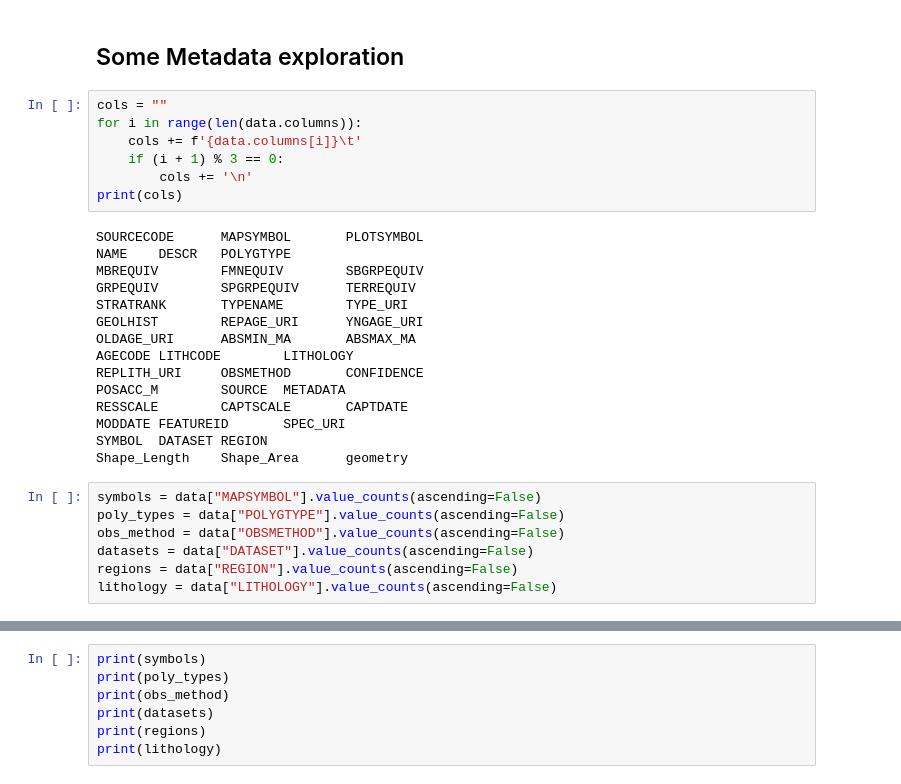
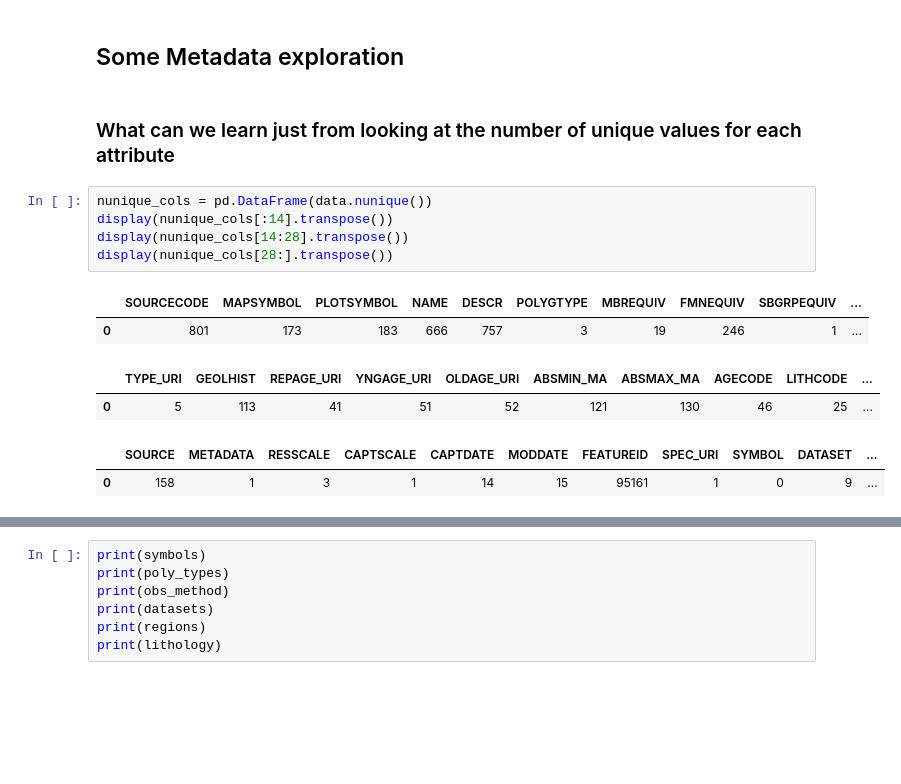
Before and after one commit to selkind/GeoMap, a Jupyter notebook: scratch.ipynb, the cells around one changed output, grey strips where cells are left out. Cells and saved outputs as stored; diff of their text form; blank space fills up the shorter version.

```diff
--- a/scratch.ipynb
+++ b/scratch.ipynb
@@ -17,32 +21,17 @@ print(geol_path)
 data = gpd.read_file(geol_path)
 # %% [markdown]
 ## Some Metadata exploration
-# %%
-cols = ""
-for i in range(len(data.columns)):
-    cols += f'{data.columns[i]}\t'
-    if (i + 1) % 3 == 0:
-        cols += '\n'
-print(cols)
-# %% [output]
-SOURCECODE      MAPSYMBOL       PLOTSYMBOL
-NAME    DESCR   POLYGTYPE
-MBREQUIV        FMNEQUIV        SBGRPEQUIV
-GRPEQUIV        SPGRPEQUIV      TERREQUIV
-STRATRANK       TYPENAME        TYPE_URI
-GEOLHIST        REPAGE_URI      YNGAGE_URI
-OLDAGE_URI      ABSMIN_MA       ABSMAX_MA
-AGECODE LITHCODE        LITHOLOGY
-REPLITH_URI     OBSMETHOD       CONFIDENCE
-POSACC_M        SOURCE  METADATA
-RESSCALE        CAPTSCALE       CAPTDATE
-MODDATE FEATUREID       SPEC_URI
-SYMBOL  DATASET REGION
-Shape_Length    Shape_Area      geometry
-# %%
-symbols = data["MAPSYMBOL"].value_counts(ascending=False)
-poly_types = data["POLYGTYPE"].value_counts(ascending=False)
-obs_method = data["OBSMETHOD"].value_counts(ascending=False)
-datasets = data["DATASET"].value_counts(ascending=False)
-regions = data["REGION"].value_counts(ascending=False)
-lithology = data["LITHOLOGY"].value_counts(ascending=False)
+# %% [markdown]
+### What can we learn just from looking at the number of unique values for each attribute
+# %%
+nunique_cols = pd.DataFrame(data.nunique())
+display(nunique_cols[:14].transpose())
+display(nunique_cols[14:28].transpose())
+display(nunique_cols[28:].transpose())
+# %% [output]
+|  | SOURCECODE | MAPSYMBOL | PLOTSYMBOL | NAME | DESCR | POLYGTYPE | MBREQUIV | FMNEQUIV | SBGRPEQUIV | ... |
+| 0 | 801 | 173 | 183 | 666 | 757 | 3 | 19 | 246 | 1 | ... |
+|  | TYPE_URI | GEOLHIST | REPAGE_URI | YNGAGE_URI | OLDAGE_URI | ABSMIN_MA | ABSMAX_MA | AGECODE | LITHCODE | ... |
+| 0 | 5 | 113 | 41 | 51 | 52 | 121 | 130 | 46 | 25 | ... |
+|  | SOURCE | METADATA | RESSCALE | CAPTSCALE | CAPTDATE | MODDATE | FEATUREID | SPEC_URI | SYMBOL | DATASET | ... |
+| 0 | 158 | 1 | 3 | 1 | 14 | 15 | 95161 | 1 | 0 | 9 | ... |
```
Also changed, not shown: parts of 6 cells of this notebook, 1 other file.
